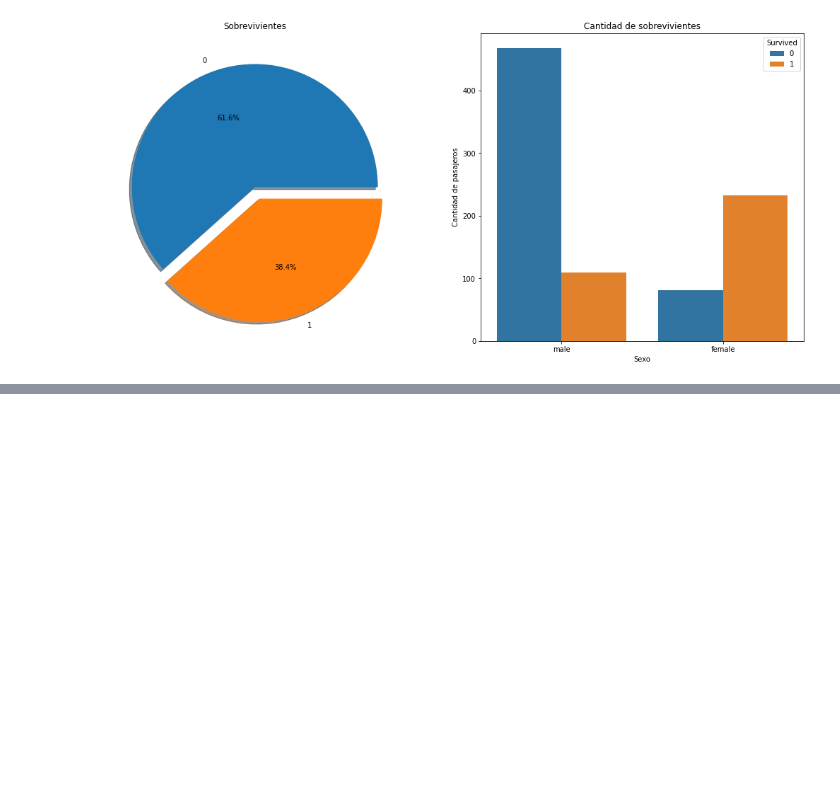
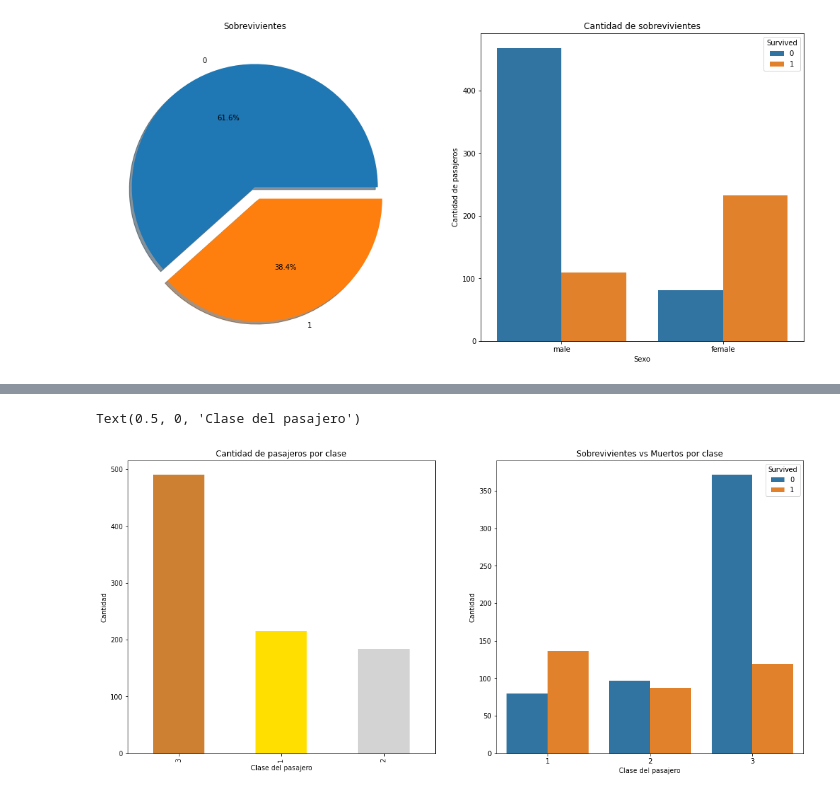
Before and after one commit to willknight27/analisis-datos-titanic, a Jupyter notebook: py-titanic.ipynb, the cells around one changed output, grey strips where cells are left out. Cells and saved outputs as stored; diff of their text form; code cells hidden in the pictures; blank space fills up the shorter version.

Commit message:
Agregar analisis de caracteristicas

```diff
--- a/py-titanic.ipynb
+++ b/py-titanic.ipynb
@@ -71,0 +137,28 @@ Text(0.5, 0, 'Sexo')
+# %%
+# Gráficos:
+#   Cantidad de pasajero por clase
+#   Cuantos vivieron y murieron por clase
+
+# En 1 fila, 2 graficos de 18x8
+f, ax = plt.subplots(1,2, figsize = (18,8))
+
+# Grafico de barra - Cantidad de pasajero por clase
+data['Pclass'].value_counts().plot.bar( ax = ax[0], color = ['#CD7F32','#FFDF00','#D3D3D3'] )
+ax[0].set_title('Cantidad de pasajeros por clase')
+ax[0].set_ylabel('Cantidad')
+ax[0].set_xlabel('Clase del pasajero')
+
+
+sns.countplot( 'Pclass', hue='Survived', data = data, ax = ax[1] )
+ax[1].set_title('Sobrevivientes vs Muertos por clase')
+ax[1].set_ylabel('Cantidad')
+ax[1].set_xlabel('Clase del pasajero')
+
+# en primera y segunda clase hubo una prioridad en el rescate, no asi en la tercera clase
+# En tercera clase solo sobrebvivio un 25% de los pasajeros
+# En primera clase aprox un 60% de los pasajeros sobrevivieron y en segunda un 50%
+
+# Podemos concluir que la clase del pasajero es una caracteristica relevante en su superviviencia.
+# %% [output]
+Text(0.5, 0, 'Clase del pasajero')
+[figure, added]
```
Also changed, not shown: parts of 9 cells of this notebook, 1 other file.
